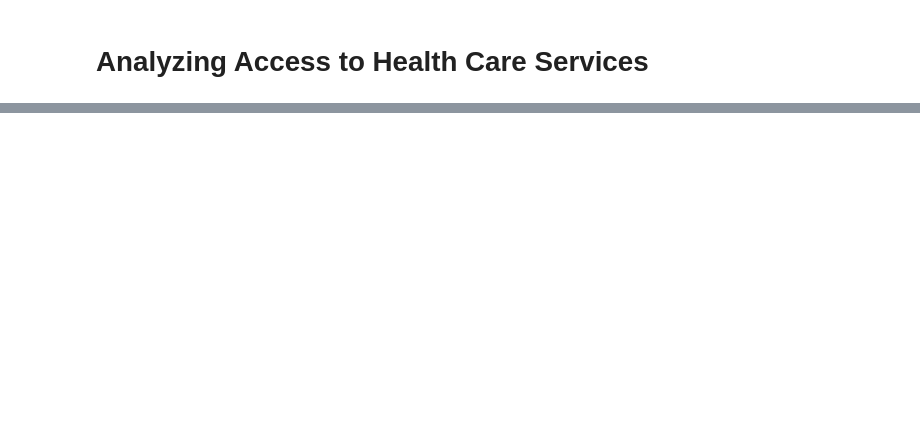
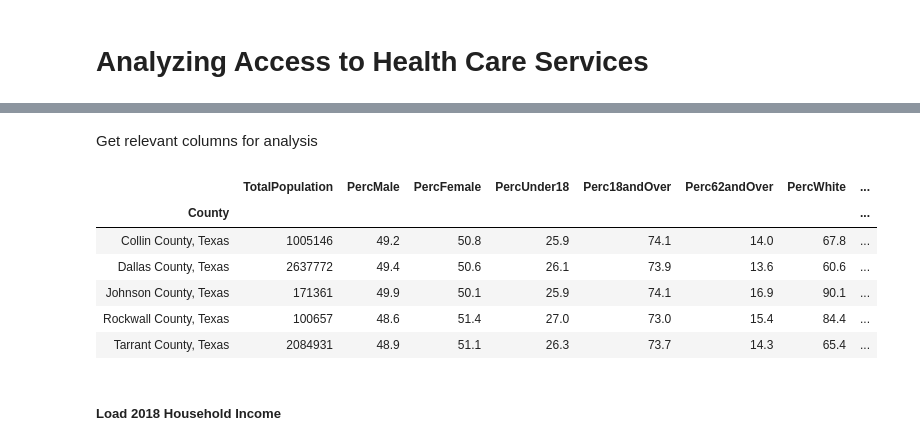
Before and after one commit to jmm312/access_to_healthcare, a Jupyter notebook: Analyzing Access to Health Care Services.ipynb, the cells around one changed output, grey strips where cells are left out. Drawn from its saved outputs; the diff is of its cells as text; code cells hidden in the pictures; blank space fills up the shorter version.

```diff
--- a/Analyzing Access to Health Care Services.ipynb
+++ b/Analyzing Access to Health Care Services.ipynb
@@ -16,0 +71,5 @@ This project will use the Foursquare API to obtain health care service provider
+# %%
+# set relevant display settings for notebook
+pd.options.display.max_columns = 999
+pd.options.display.max_rows = 100
+%matplotlib inline
@@ -16,0 +78,3 @@ This project will use the Foursquare API to obtain health care service provider
+# %%
+pop_demo_df = pd.read_csv('Data/Pop_Demographics.csv')
+pop_demo_df.head()
@@ -16,0 +88,32 @@ This project will use the Foursquare API to obtain health care service provider
+# %% [markdown]
+Get relevant columns for analysis
+# %%
+pop_demo_df_short = pop_demo_df[['Geographic Area Name','Estimate!!SEX AND AGE!!Total population',
+            'Percent Estimate!!SEX AND AGE!!Total population!!Male',
+             'Percent Estimate!!SEX AND AGE!!Total population!!Female',
+             'Percent Estimate!!SEX AND AGE!!Total population!!Under 18 years',
+             'Percent Estimate!!SEX AND AGE!!Total population!!18 years and over',
+             'Percent Estimate!!SEX AND AGE!!Total population!!62 years and over',
+             'Percent Estimate!!RACE!!Total population!!One race!!White',
+             'Percent Estimate!!RACE!!Total population!!One race!!Black or African American',
+             'Percent Estimate!!RACE!!Total population!!One race!!American Indian and Alaska Native',
+             'Percent Estimate!!RACE!!Total population!!One race!!Asian',
+             'Percent Estimate!!RACE!!Total population!!One race!!Native Hawaiian and Other Pacific Islander',
+             'Percent Estimate!!RACE!!Total population!!One race!!Some other race',
+             'Percent Estimate!!HISPANIC OR LATINO AND RACE!!Total population!!Hispanic or Latino (of any race)'
+            ]].copy()
+pop_demo_df_short.columns = ['County','TotalPopulation','PercMale','PercFemale','PercUnder18','Perc18andOver',
+                             'Perc62andOver','PercWhite','PercBlack',
+                             'PercAmericanNative','PercAsian','PercHawaiian','PercOther','PercHispanicAll']
+pop_demo_df_short.set_index('County',inplace=True)
+pop_demo_df_short.head()
+# %% [output]
+|  | TotalPopulation | PercMale | PercFemale | PercUnder18 | Perc18andOver | Perc62andOver | PercWhite | ... |
+| County |  |  |  |  |  |  |  | ... |
+| Collin County, Texas | 1005146 | 49.2 | 50.8 | 25.9 | 74.1 | 14.0 | 67.8 | ... |
+| Dallas County, Texas | 2637772 | 49.4 | 50.6 | 26.1 | 73.9 | 13.6 | 60.6 | ... |
+| Johnson County, Texas | 171361 | 49.9 | 50.1 | 25.9 | 74.1 | 16.9 | 90.1 | ... |
+| Rockwall County, Texas | 100657 | 48.6 | 51.4 | 27.0 | 73.0 | 15.4 | 84.4 | ... |
+| Tarrant County, Texas | 2084931 | 48.9 | 51.1 | 26.3 | 73.7 | 14.3 | 65.4 | ... |
+# %% [markdown]
+##### Load 2018 Household Income
```
Also changed, not shown: parts of 88 cells of this notebook.
